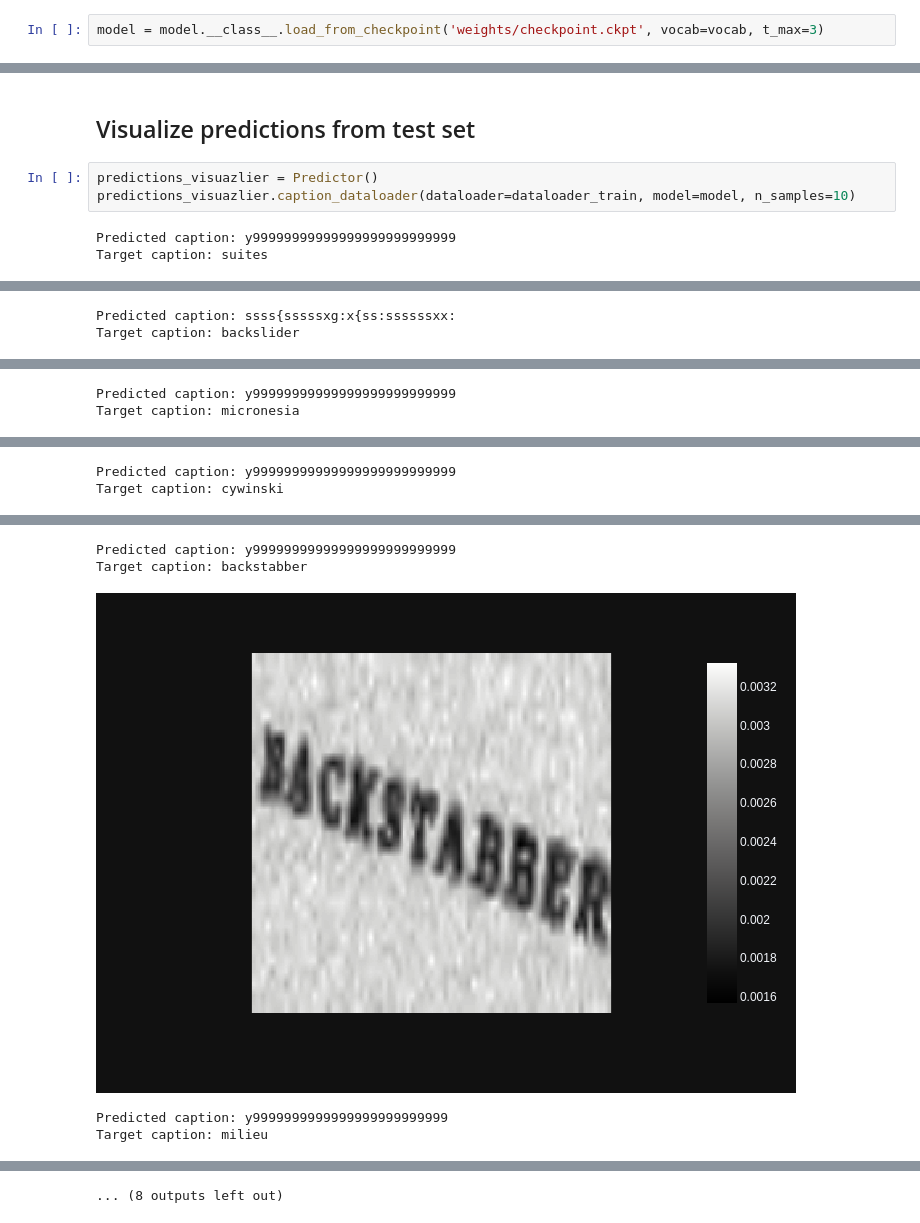
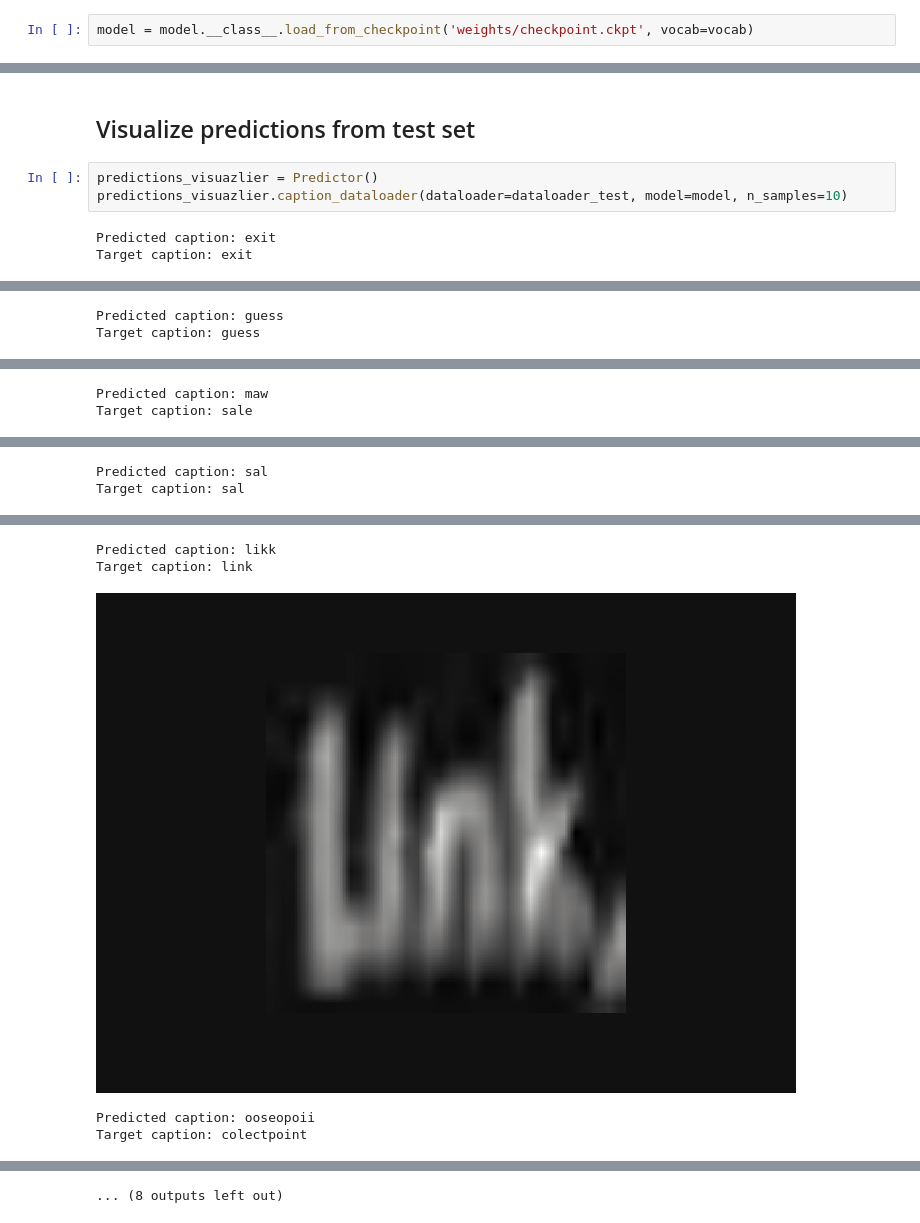
Before and after one commit to ScReameer/ViTSTR-Transducer, a Jupyter notebook: training.ipynb, the cells around one changed output, grey strips where cells are left out. Cells and saved outputs as stored; diff of their text form.

```diff
--- a/training.ipynb
+++ b/training.ipynb
@@ -138,7 +135,7 @@ Loaded model weights from the checkpoint at weights/checkpoint.ckpt
 # %% [markdown]
 ## Load best checkpoint and draw history
 # %%
-model = model.__class__.load_from_checkpoint('weights/checkpoint.ckpt', vocab=vocab, t_max=3)
+model = model.__class__.load_from_checkpoint('weights/checkpoint.ckpt', vocab=vocab)
 # %%
 history_visualizer = History('logs/lightning_logs/version_0/metrics.csv')
 history_visualizer.draw_history()
@@ -148,7 +146,7 @@ KeyError: "['test_CE'] not found in axis"
 ## Visualize predictions from test set
 # %%
 predictions_visuazlier = Predictor()
-predictions_visuazlier.caption_dataloader(dataloader=dataloader_train, model=model, n_samples=10)
+predictions_visuazlier.caption_dataloader(dataloader=dataloader_test, model=model, n_samples=10)
 # %% [output]
-Predicted caption: y99999999999999999999999999
-Target caption: suites
+Predicted caption: exit
+Target caption: exit
@@ -156,2 +154,2 @@ Target caption: suites
-Predicted caption: ssss{sssssxg:x{ss:ssssssxx:
-Target caption: backslider
+Predicted caption: guess
+Target caption: guess
@@ -159,2 +157,2 @@ Target caption: backslider
-Predicted caption: y99999999999999999999999999
-Target caption: micronesia
+Predicted caption: maw
+Target caption: sale
@@ -162,2 +160,2 @@ Target caption: micronesia
-Predicted caption: y99999999999999999999999999
-Target caption: cywinski
+Predicted caption: sal
+Target caption: sal
@@ -165,5 +163,5 @@ Target caption: cywinski
-Predicted caption: y99999999999999999999999999
-Target caption: backstabber
+Predicted caption: likk
+Target caption: link
-[figure, old version]
+[figure, new version]
-Predicted caption: y9999999999999999999999999
-Target caption: milieu
+Predicted caption: ooseopoii
+Target caption: colectpoint
```
Also changed, not shown: parts of 7 cells of this notebook, 6 other files.
